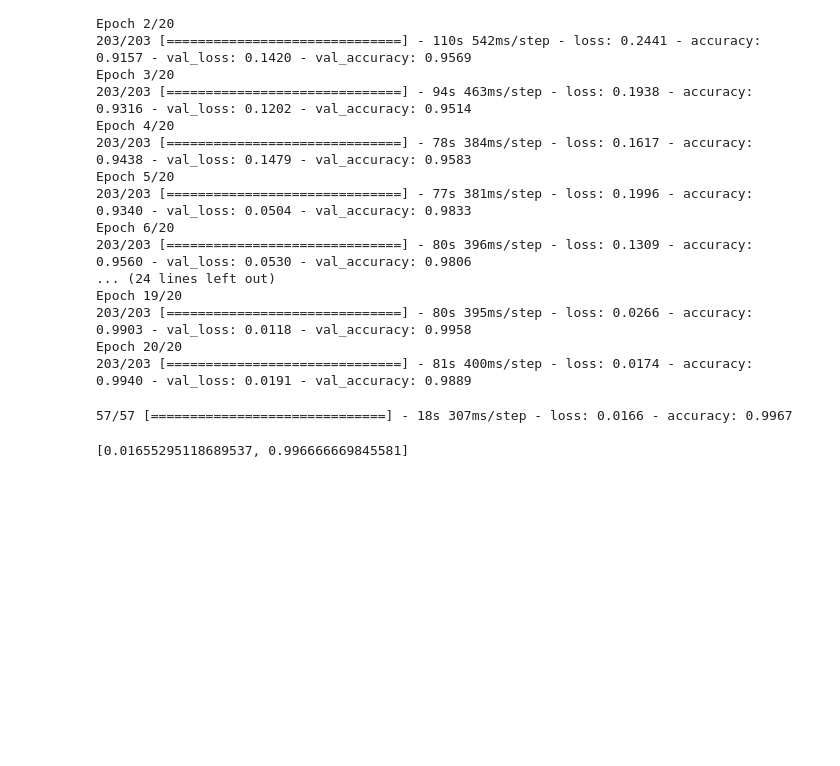
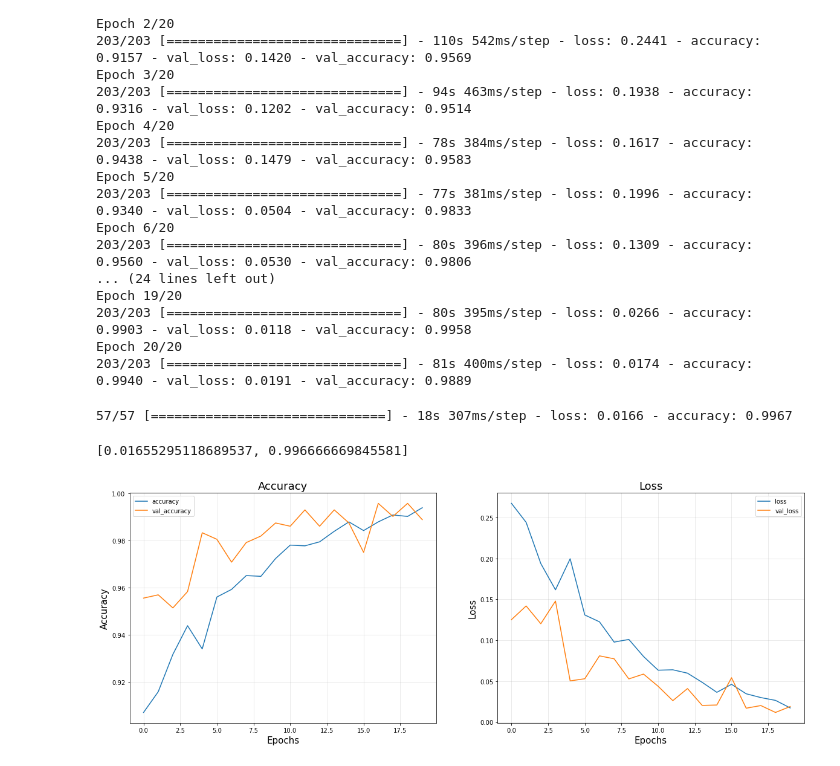
Before and after one commit to mansijain014/Fish-Species-Classification, a Jupyter notebook: fish-species-classification-1.ipynb, the cells around one changed output. Saved outputs shown, nothing was run; the diff lists cells and outputs as text; code cells hidden in the pictures; blank space fills up the shorter version.

```diff
--- a/fish-species-classification-1.ipynb
+++ b/fish-species-classification-1.ipynb
@@ -134,3 +134,32 @@ model.evaluate(test_gen)
 # %% [output]
 57/57 [==============================] - 18s 307ms/step - loss: 0.0166 - accuracy: 0.9967
 [0.01655295118689537, 0.996666669845581]
+# %%
+fig = plt.figure(figsize=(20,7))
+fig.add_subplot(121)
+
+plt.plot(history.epoch, history.history['accuracy'], label = "accuracy")
+plt.plot(history.epoch, history.history['val_accuracy'], label = "val_accuracy")
+
+plt.title("Accuracy", fontsize=18)
+plt.xlabel("Epochs", fontsize=15)
+plt.ylabel("Accuracy", fontsize=15)
+plt.grid(alpha=0.3)
+plt.legend()
+
+
+#Adding Subplot 1 (For Loss)
+fig.add_subplot(122)
+
+plt.plot(history.epoch, history.history['loss'], label="loss")
+plt.plot(history.epoch, history.history['val_loss'], label="val_loss")
+
+plt.title("Loss", fontsize=18)
+plt.xlabel("Epochs", fontsize=15)
+plt.ylabel("Loss", fontsize=15)
+plt.grid(alpha=0.3)
+plt.legend()
+
+plt.show()
+# %% [output]
+[figure, added]
```
